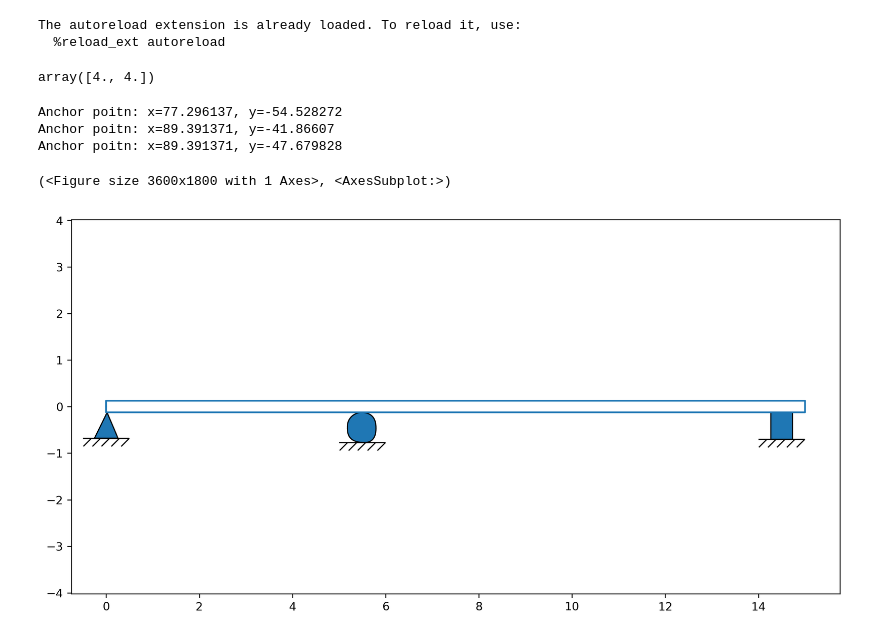
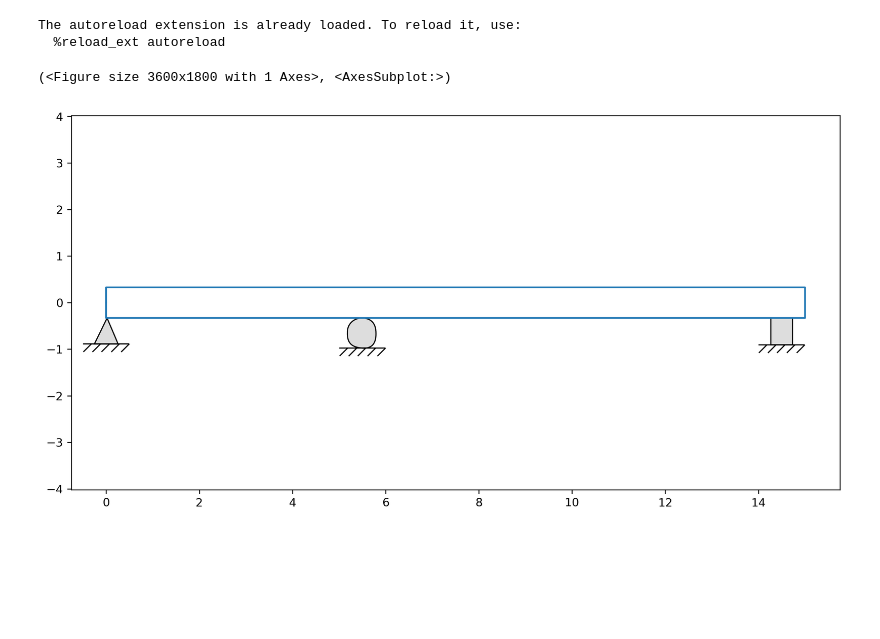
Before and after one commit to StructuralPython/beamz9000, a Jupyter notebook: beamz_scratch.ipynb, the cells around one changed output. Cells and saved outputs as stored; diff of their text form; code cells hidden in the pictures; blank space fills up the shorter version.

Commit message:
Add kwargs to all plots (except beam -> to update to patch); added DIM_TICK.svg

```diff
--- a/beamz_scratch.ipynb
+++ b/beamz_scratch.ipynb
@@ -41,21 +41,10 @@ beam = beamz.Beam(
     supports=[pin, roller, fix],
     loads=udl,
     dimensions=[n01, n02],
-    depth=0.25)
+    depth=0.66)
-# %%
-import matplotlib.transforms as transforms
-
-scale = transforms.Affine2D()
-scalet = scale.scale(4)
-scalet.transform([1., 1.,])
-# %% [output]
-array([4., 4.])
 # %%
 bp = beamz.BeamPlotter(beam)
-bp.plot()
+bp.plot(facecolor="#ddd", edgecolor="#000")
 # %% [output]
-Anchor poitn: x=77.296137, y=-54.528272
-Anchor poitn: x=89.391371, y=-41.86607
-Anchor poitn: x=89.391371, y=-47.679828
+(<Figure size 3600x1800 with 1 Axes>, <AxesSubplot:>)
-(<Figure size 3600x1800 with 1 Axes>, <AxesSubplot:>)
-[figure, old version]
+[figure, new version]
```
Also changed, not shown: 3 other files.
